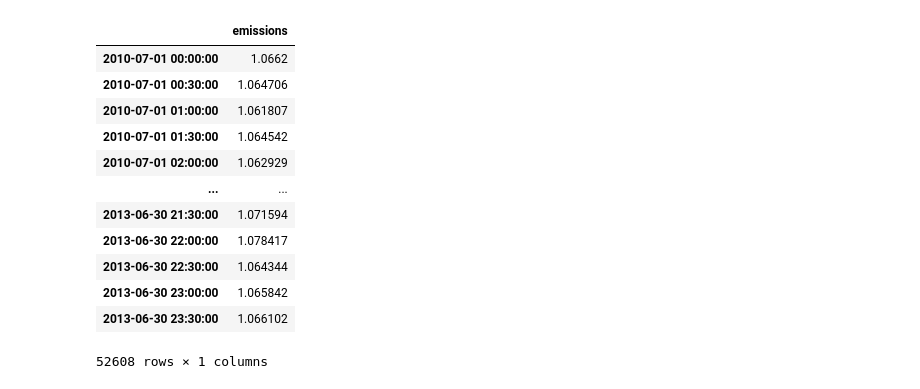
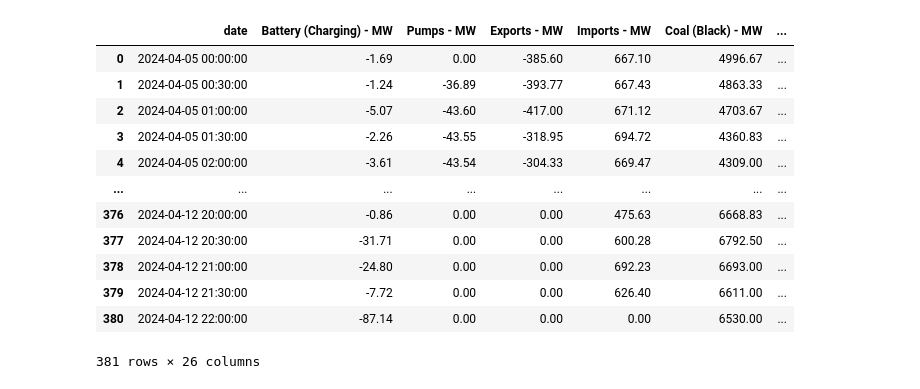
Before and after one commit to JonasSievers/Federated-Reinforcement-Learning-for-Battery-Charging, a Jupyter notebook: data/1process_data/data_preprocessing_scripts/emission_intensity.ipynb, the cells around one changed output. Saved outputs shown, nothing was run; the diff lists cells and outputs as text; code cells hidden in the pictures.

```diff
--- a/data/1process_data/data_preprocessing_scripts/emission_intensity.ipynb
+++ b/data/1process_data/data_preprocessing_scripts/emission_intensity.ipynb
@@ -48,18 +48,18 @@ plt.show()
-# %%
-scaled_emissions
-# %% [output]
-|  | emissions |
-| 2010-07-01 00:00:00 | 1.0662 |
-| 2010-07-01 00:30:00 | 1.064706 |
-| 2010-07-01 01:00:00 | 1.061807 |
-| 2010-07-01 01:30:00 | 1.064542 |
-| 2010-07-01 02:00:00 | 1.062929 |
-| ... | ... |
-| 2013-06-30 21:30:00 | 1.071594 |
-| 2013-06-30 22:00:00 | 1.078417 |
-| 2013-06-30 22:30:00 | 1.064344 |
-| 2013-06-30 23:00:00 | 1.065842 |
-| 2013-06-30 23:30:00 | 1.066102 |
-52608 rows × 1 columns
+# %%
+weekly_data
+# %% [output]
+|  | date | Battery (Charging) - MW | Pumps - MW | Exports - MW | Imports - MW | Coal (Black) - MW | ... |
+| 0 | 2024-04-05 00:00:00 | -1.69 | 0.00 | -385.60 | 667.10 | 4996.67 | ... |
+| 1 | 2024-04-05 00:30:00 | -1.24 | -36.89 | -393.77 | 667.43 | 4863.33 | ... |
+| 2 | 2024-04-05 01:00:00 | -5.07 | -43.60 | -417.00 | 671.12 | 4703.67 | ... |
+| 3 | 2024-04-05 01:30:00 | -2.26 | -43.55 | -318.95 | 694.72 | 4360.83 | ... |
+| 4 | 2024-04-05 02:00:00 | -3.61 | -43.54 | -304.33 | 669.47 | 4309.00 | ... |
+| ... | ... | ... | ... | ... | ... | ... | ... |
+| 376 | 2024-04-12 20:00:00 | -0.86 | 0.00 | 0.00 | 475.63 | 6668.83 | ... |
+| 377 | 2024-04-12 20:30:00 | -31.71 | 0.00 | 0.00 | 600.28 | 6792.50 | ... |
+| 378 | 2024-04-12 21:00:00 | -24.80 | 0.00 | 0.00 | 692.23 | 6693.00 | ... |
+| 379 | 2024-04-12 21:30:00 | -7.72 | 0.00 | 0.00 | 626.40 | 6611.00 | ... |
+| 380 | 2024-04-12 22:00:00 | -87.14 | 0.00 | 0.00 | 0.00 | 6530.00 | ... |
+381 rows × 26 columns
 # %%
 #scaled_emissions.to_csv('../../3final_data/Emission_Intensity_dataset.csv', index=True)
```
Also changed, not shown: parts of 1 cell of this notebook, 7 other files.
